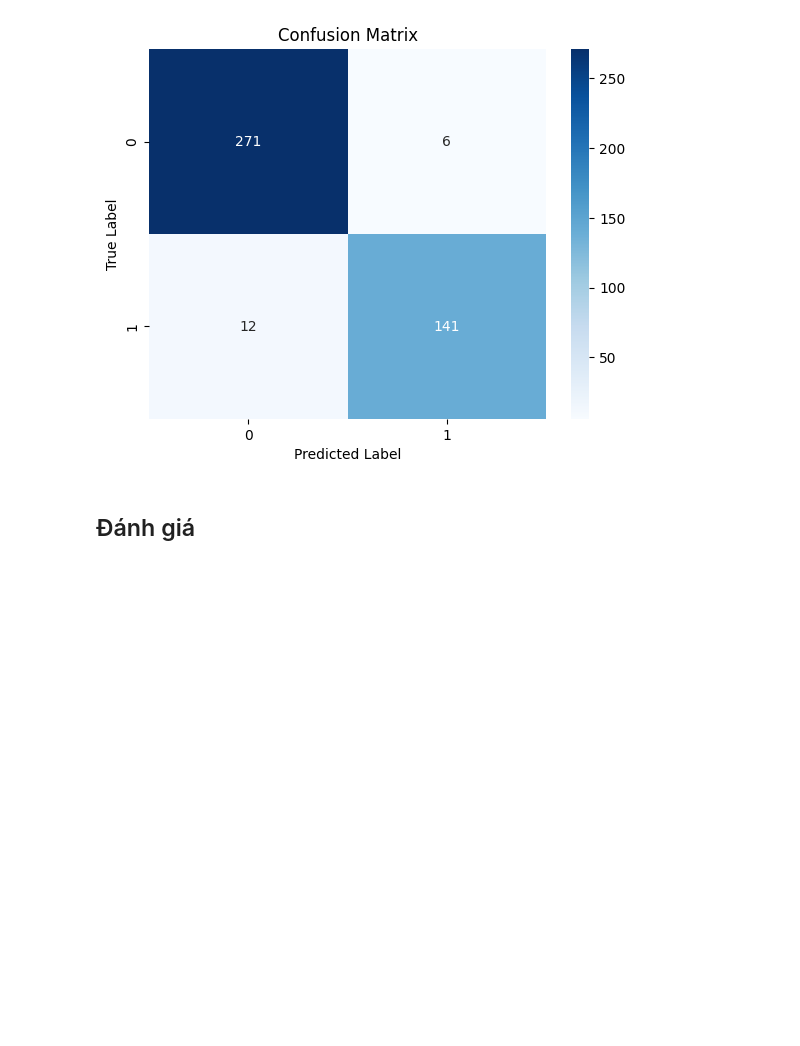
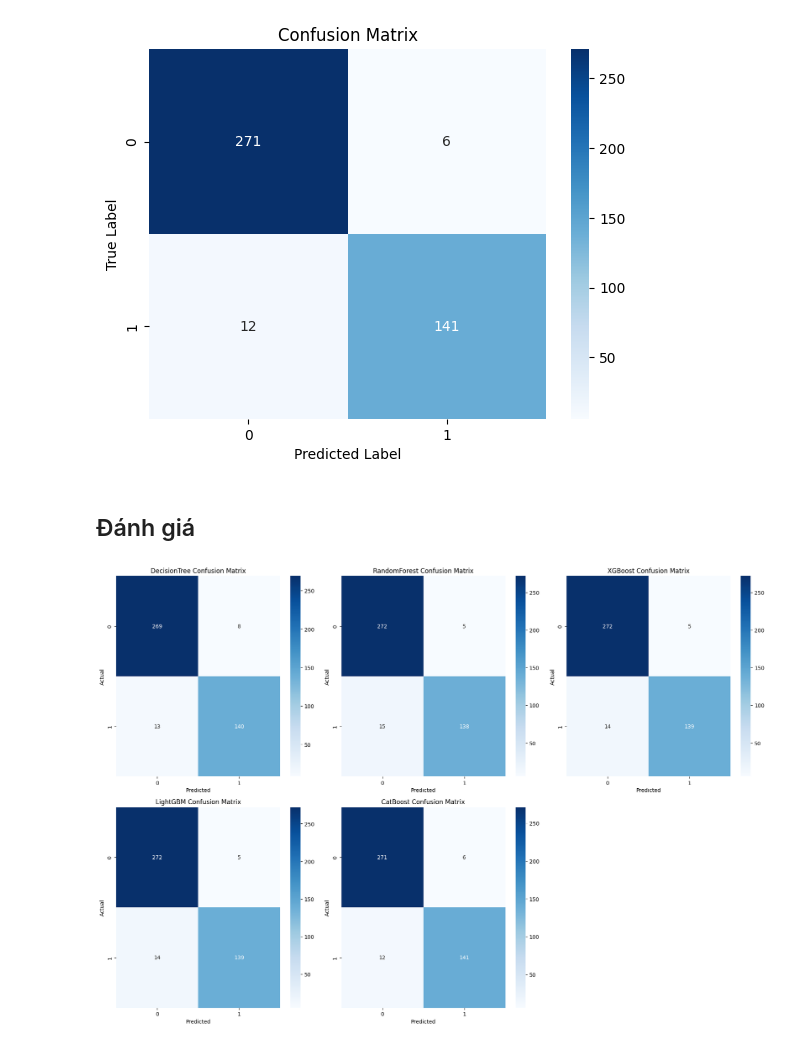
Before and after one commit to Ngoc-Quy-az1/Alzheimer-s-diagnosis, a Jupyter notebook: alzheimer-diagnosis.ipynb, the cells around one changed output. Drawn from its saved outputs; the diff is of its cells as text; code cells hidden in the pictures; blank space fills up the shorter version.

```diff
--- a/alzheimer-diagnosis.ipynb
+++ b/alzheimer-diagnosis.ipynb
@@ -298,6 +296,7 @@ grid_rf = GridSearchCV(
     scoring='accuracy',
     n_jobs=-1
 )
+best_models['RandomForest'] = grid_rf
 
 grid_rf.fit(x_train, y_train)
 
@@ -350,6 +349,7 @@ random_search_xgb = RandomizedSearchCV(
     random_state=42,
     n_jobs=-1
 )
+best_models['XGBoost'] = random_search_xgb
 
 random_search_xgb.fit(x_train, y_train)
 
@@ -407,6 +407,8 @@ random_search_lgbm = RandomizedSearchCV(
     random_state=42,
     n_jobs=-1
 )
+best_models['LightGBM'] = random_search_lgbm
+
 
 random_search_lgbm.fit(x_train, y_train)
 
@@ -462,6 +464,7 @@ random_search_catboost = RandomizedSearchCV(
     random_state=42,
     n_jobs=1
 )
+best_models['CatBoost'] = random_search_catboost
 
 random_search_catboost.fit(x_train, y_train)
 
@@ -580,23 +583,25 @@ weighted avg       0.96      0.96      0.96       430
 # %% [markdown]
 ## Đánh giá
 # %%
-# from sklearn.metrics import confusion_matrix
-# fig, axes = plt.subplots(3, 3, figsize=(18, 18))
-# axes = axes.flatten()
-# model_names = list(best_models.keys())
+from sklearn.metrics import confusion_matrix
+fig, axes = plt.subplots(3, 3, figsize=(18, 18))
+axes = axes.flatten()
+model_names = list(best_models.keys())
 
-# for i, model_name in enumerate(model_names):
-#     y_pred = best_models[model_name].predict(x_test)
-#     conf_matrix = confusion_matrix(y_test, y_pred)
+for i, model_name in enumerate(model_names):
+    y_pred = best_models[model_name].predict(x_test)
+    conf_matrix = confusion_matrix(y_test, y_pred)
 
-#     sns.heatmap(conf_matrix, annot=True, fmt='d', cmap='Blues', ax=axes[i])
-#     axes[i].set_title(f"{model_name} Confusion Matrix")
-#     axes[i].set_xlabel("Predicted")
-#     axes[i].set_ylabel("Actual")
+    sns.heatmap(conf_matrix, annot=True, fmt='d', cmap='Blues', ax=axes[i])
+    axes[i].set_title(f"{model_name} Confusion Matrix")
+    axes[i].set_xlabel("Predicted")
+    axes[i].set_ylabel("Actual")
 
-# for j in range(len(model_names), len(axes)):
-#     fig.delaxes(axes[j])
+for j in range(len(model_names), len(axes)):
+    fig.delaxes(axes[j])
 
-# plt.tight_layout()
-# plt.show()
+plt.tight_layout()
+plt.show()
+# %% [output]
+[figure, added]
 # %%
```
Also changed, not shown: parts of 4 cells of this notebook.
